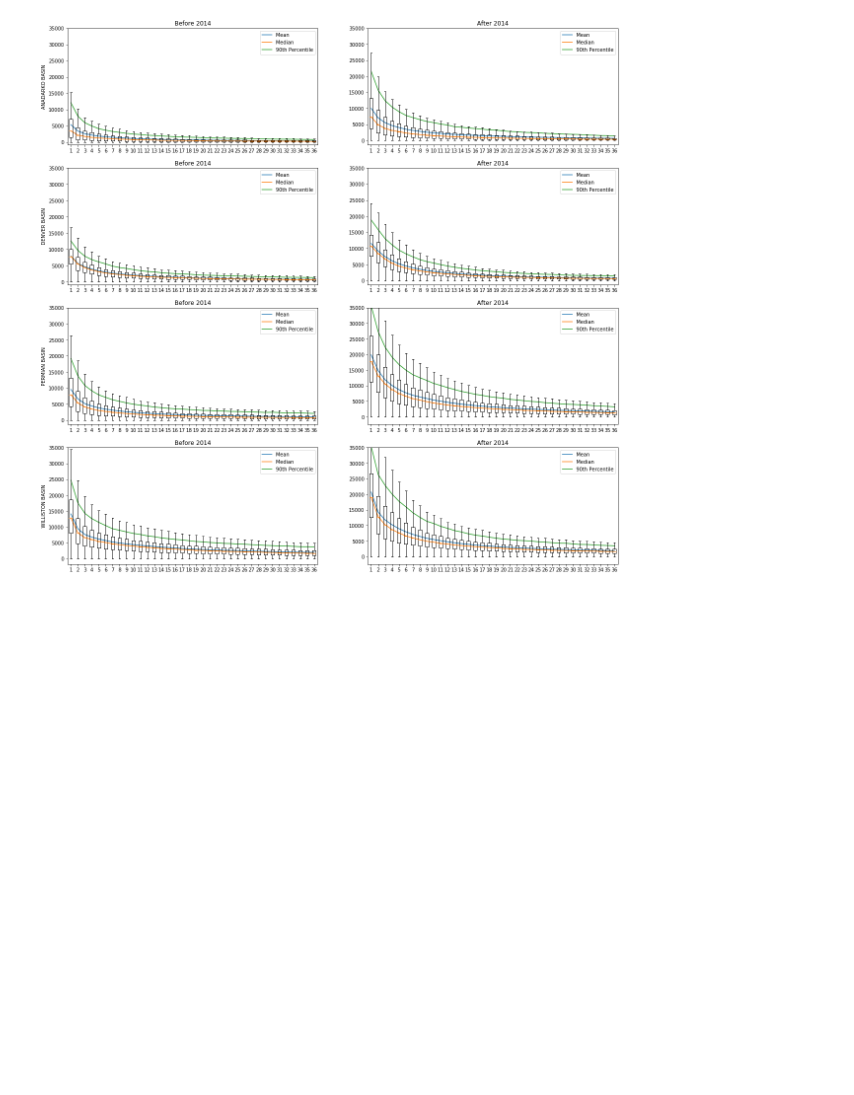
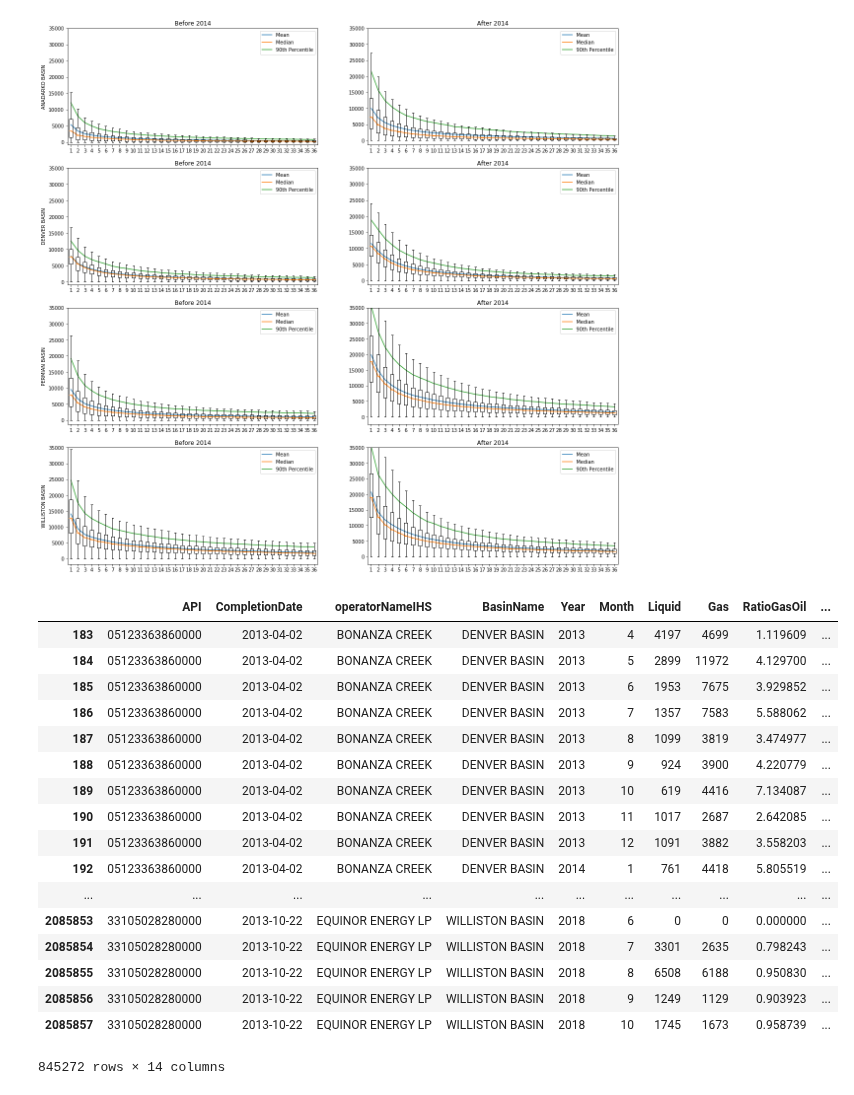
Before and after one commit to NourhanKhaled/DataScience-Project, a Jupyter notebook: Milestone1/Milestone_1.ipynb, the cells around one changed output. Cells and saved outputs as stored; diff of their text form; code cells hidden in the pictures; blank space fills up the shorter version.

```diff
--- a/Milestone1/Milestone_1.ipynb
+++ b/Milestone1/Milestone_1.ipynb
@@ -140,9 +141,29 @@ five_years_data['max_index_five_years'] = five_years_data['index'].groupby(five_
 five_years_data = five_years_data[five_years_data['max_index_five_years'] >= 60]
 five_years_data = five_years_data[five_years_data['index'] <= 60]
 # %%
-# removing wells from after Feb 2014
-five_years_data = indexed_wells_4basins[(indexed_wells_4basins['Max_Year'] < 2014) |((indexed_wells_4basins['Max_Year'] == 2014) & (indexed_wells_4basins['Max_Month'] == 1))]
-five_years_data = five_years_data[five_years_data['index'] <= 60]
+# # removing wells from after Feb 2014 [METHOD 2]
+# five_years_data = indexed_wells_4basins[(indexed_wells_4basins['Max_Year'] < 2014) |((indexed_wells_4basins['Max_Year'] == 2014) & (indexed_wells_4basins['Max_Month'] == 1))]
+# five_years_data = five_years_data[five_years_data['index'] <= 60]
+five_years_data
+# %% [output]
+|  | API | CompletionDate | operatorNameIHS | BasinName | Year | Month | Liquid | Gas | RatioGasOil | ... |
+| 183 | 05123363860000 | 2013-04-02 | BONANZA CREEK | DENVER BASIN | 2013 | 4 | 4197 | 4699 | 1.119609 | ... |
+| 184 | 05123363860000 | 2013-04-02 | BONANZA CREEK | DENVER BASIN | 2013 | 5 | 2899 | 11972 | 4.129700 | ... |
+| 185 | 05123363860000 | 2013-04-02 | BONANZA CREEK | DENVER BASIN | 2013 | 6 | 1953 | 7675 | 3.929852 | ... |
+| 186 | 05123363860000 | 2013-04-02 | BONANZA CREEK | DENVER BASIN | 2013 | 7 | 1357 | 7583 | 5.588062 | ... |
+| 187 | 05123363860000 | 2013-04-02 | BONANZA CREEK | DENVER BASIN | 2013 | 8 | 1099 | 3819 | 3.474977 | ... |
+| 188 | 05123363860000 | 2013-04-02 | BONANZA CREEK | DENVER BASIN | 2013 | 9 | 924 | 3900 | 4.220779 | ... |
+| 189 | 05123363860000 | 2013-04-02 | BONANZA CREEK | DENVER BASIN | 2013 | 10 | 619 | 4416 | 7.134087 | ... |
+| 190 | 05123363860000 | 2013-04-02 | BONANZA CREEK | DENVER BASIN | 2013 | 11 | 1017 | 2687 | 2.642085 | ... |
+| 191 | 05123363860000 | 2013-04-02 | BONANZA CREEK | DENVER BASIN | 2013 | 12 | 1091 | 3882 | 3.558203 | ... |
+| 192 | 05123363860000 | 2013-04-02 | BONANZA CREEK | DENVER BASIN | 2014 | 1 | 761 | 4418 | 5.805519 | ... |
+| ... | ... | ... | ... | ... | ... | ... | ... | ... | ... | ... |
+| 2085853 | 33105028280000 | 2013-10-22 | EQUINOR ENERGY LP | WILLISTON BASIN | 2018 | 6 | 0 | 0 | 0.000000 | ... |
+| 2085854 | 33105028280000 | 2013-10-22 | EQUINOR ENERGY LP | WILLISTON BASIN | 2018 | 7 | 3301 | 2635 | 0.798243 | ... |
+| 2085855 | 33105028280000 | 2013-10-22 | EQUINOR ENERGY LP | WILLISTON BASIN | 2018 | 8 | 6508 | 6188 | 0.950830 | ... |
+| 2085856 | 33105028280000 | 2013-10-22 | EQUINOR ENERGY LP | WILLISTON BASIN | 2018 | 9 | 1249 | 1129 | 0.903923 | ... |
+| 2085857 | 33105028280000 | 2013-10-22 | EQUINOR ENERGY LP | WILLISTON BASIN | 2018 | 10 | 1745 | 1673 | 0.958739 | ... |
+845272 rows × 14 columns
 # %%
 def cumm_prod_basin_year(basin, table): #14089 5974
     total = table[(table['BasinName'] == basin)]
```
Also changed, not shown: parts of 7 cells of this notebook, 2 other files.
